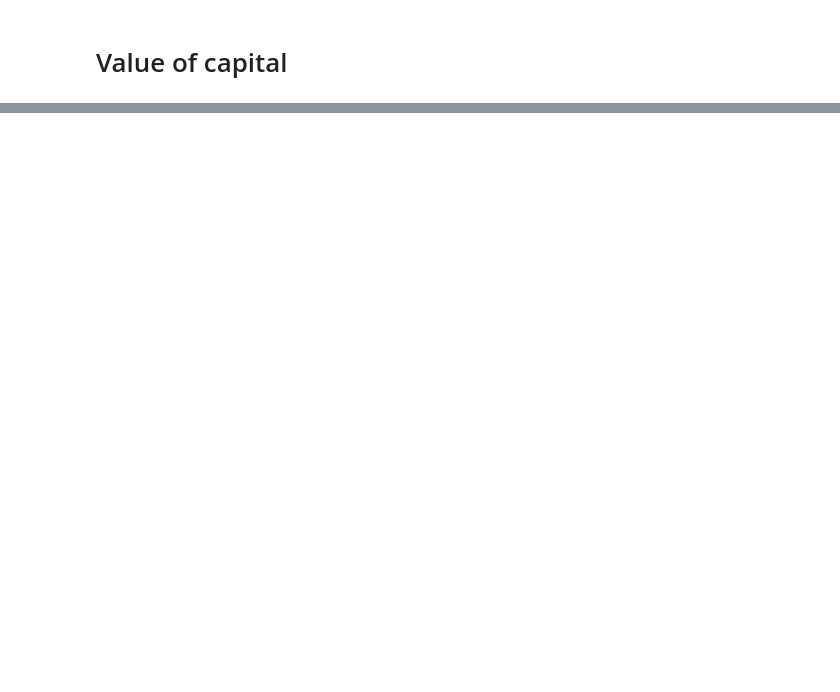
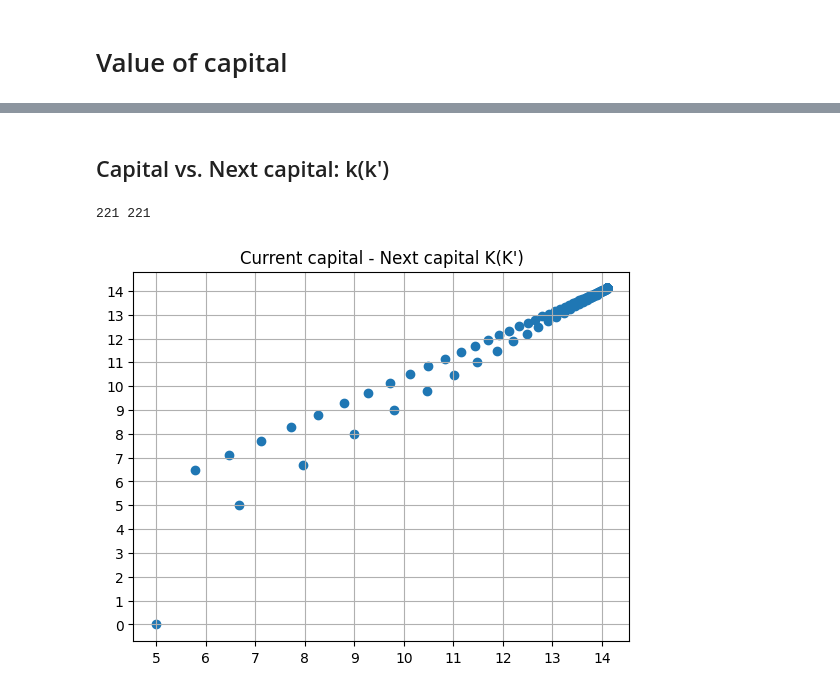
Before and after one commit to dominikstipic/macro, a Jupyter notebook: main.ipynb, the cells around one changed output, grey strips where cells are left out. Cells and saved outputs as stored; diff of their text form; code cells hidden in the pictures; blank space fills up the shorter version.

```diff
--- a/main.ipynb
+++ b/main.ipynb
@@ -175,0 +176,16 @@ TypeError: append() missing 1 required positional argument: 'values'
+# %% [markdown]
+## Capital vs. Next capital: k(k')
+# %%
+i = 4
+capital_t = capital_paths[i, :]
+capital_next = np.append(capital_paths[i, 1:], [0])
+print(len(capital_t), len(capital_next))
+
+plt.title("Current capital - Next capital K(K')")
+plt.scatter(capital_t, capital_next)
+_=plt.xticks(np.arange(np.min(capital_t), np.max(capital_t), step=1))
+_=plt.yticks(np.arange(np.min(capital_next), np.max(capital_next), step=1))
+plt.grid()
+# %% [output]
+221 221
+[figure, added]
```
Also changed, not shown: parts of 13 cells of this notebook, 2 other files.
